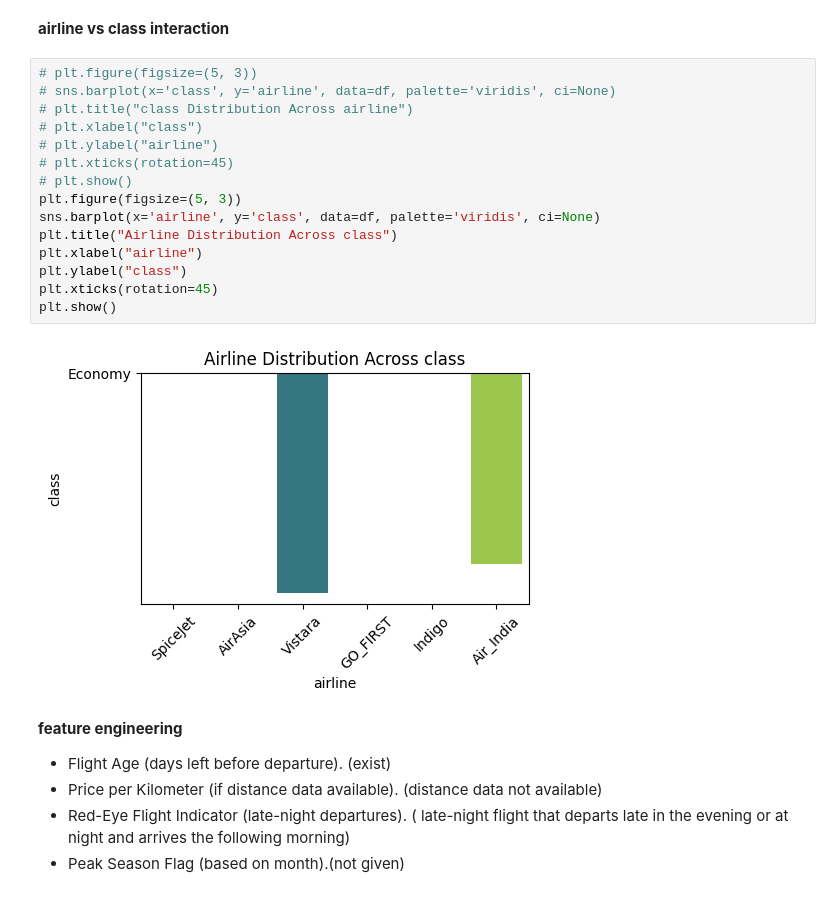
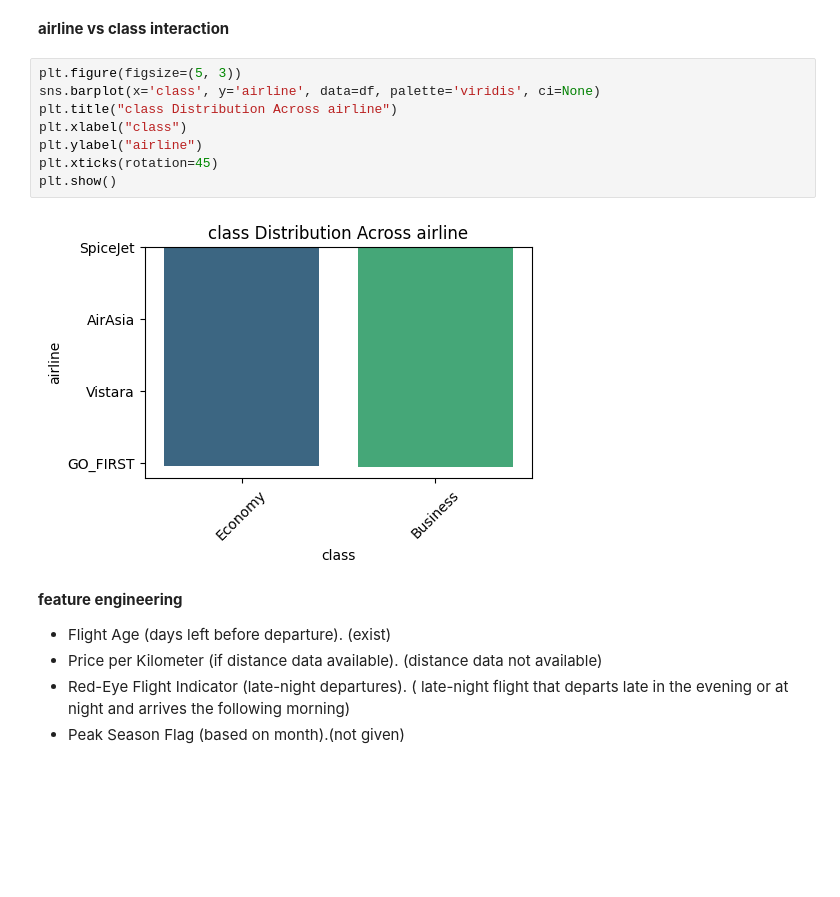
Before and after one commit to yawhatev/project, a Jupyter notebook: project.ipynb, the cells around one changed output. Cells and saved outputs as stored; diff of their text form; blank space fills up the shorter version.

```diff
--- a/project.ipynb
+++ b/project.ipynb
@@ -1018,22 +1033,15 @@ plt.show()
 # %% [markdown]
 **airline vs class interaction**
 # %%
-# plt.figure(figsize=(5, 3))
-# sns.barplot(x='class', y='airline', data=df, palette='viridis', ci=None)
-# plt.title("class Distribution Across airline")
-# plt.xlabel("class")
-# plt.ylabel("airline")
-# plt.xticks(rotation=45)
-# plt.show()
 plt.figure(figsize=(5, 3))
-sns.barplot(x='airline', y='class', data=df, palette='viridis', ci=None)
-plt.title("Airline Distribution Across class")
-plt.xlabel("airline")
-plt.ylabel("class")
+sns.barplot(x='class', y='airline', data=df, palette='viridis', ci=None)
+plt.title("class Distribution Across airline")
+plt.xlabel("class")
+plt.ylabel("airline")
 plt.xticks(rotation=45)
 plt.show()
 # %% [output]
-[figure, old version]
+[figure, new version]
 # %% [markdown]
 **feature engineering**
 - Flight Age (days left before departure). (exist)
```
Also changed, not shown: parts of 31 cells of this notebook, 2 other files.
